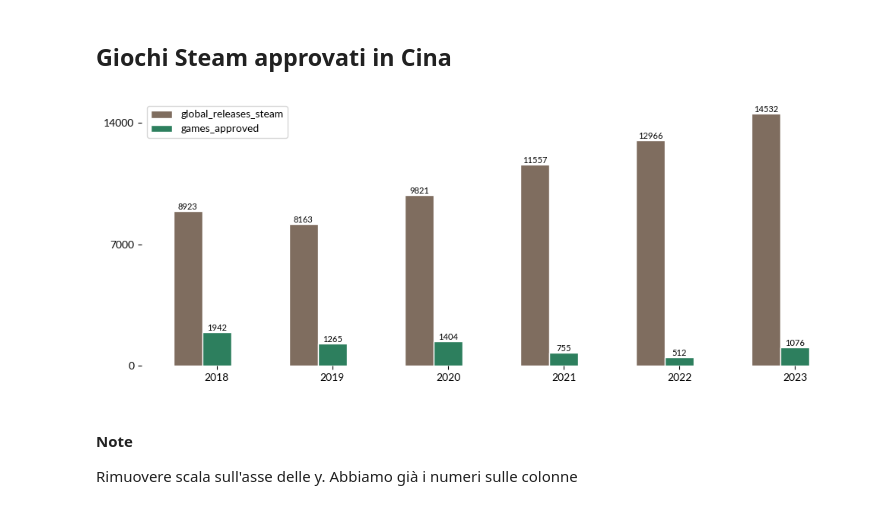
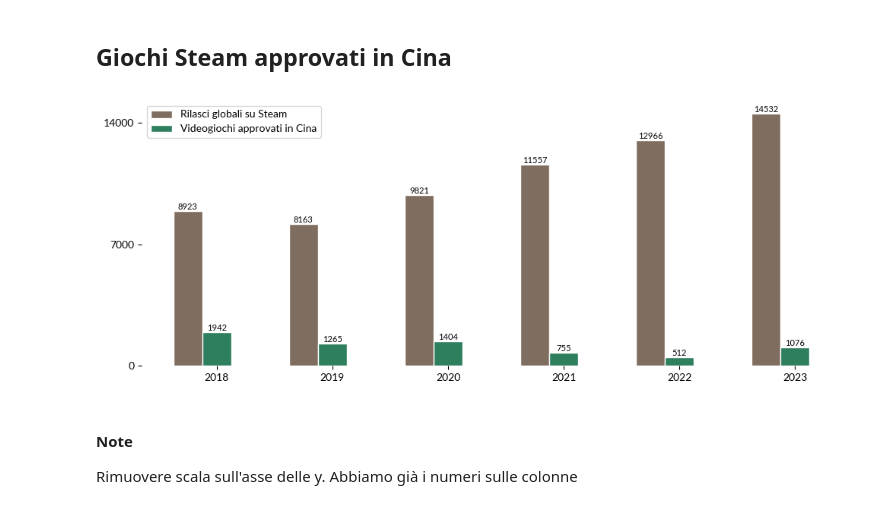
Before and after one commit to demic-dev/vs-project, a Jupyter notebook: charts.ipynb, the cells around one changed output. Drawn from its saved outputs; the diff is of its cells as text; code cells hidden in the pictures.

```diff
--- a/charts.ipynb
+++ b/charts.ipynb
@@ -213,36 +199,36 @@ games_in_china['games_approved'] =  games_in_china.iloc[:, 1:3].sum(axis=1)
 barWidth = 0.25
 
 r = np.arange(len(games_in_china.index))
 r2 = r + barWidth
 
 fig, ax = plt.subplots(figsize=(10, 4))
 for spine in plt.gca().spines.values(): spine.set_visible(False)
 
-bars1= ax.bar(r, games_in_china['global_releases_steam'], color='#7f6d5f', width=barWidth, edgecolor='white', label='global_releases_steam')
-bars2= ax.bar(r2, games_in_china['games_approved'], color='#2d7f5e', width=barWidth, edgecolor='white', label='games_approved')
+bars1= ax.bar(r, games_in_china['global_releases_steam'], color='#7f6d5f', width=barWidth, edgecolor='white', label='Rilasci globali su Steam')
+bars2= ax.bar(r2, games_in_china['games_approved'], color='#2d7f5e', width=barWidth, edgecolor='white', label='Videogiochi approvati in Cina')
 
 # Xticks
 ax.set_xticks(r + barWidth)
 ax.set_xticklabels(games_in_china.index)
 ax.set_yticks(list(range(0, 15000, 7000)))
 
 for bar_group in [bars1, bars2]:
     for bar in bar_group:
         height = bar.get_height()
         ax.text(
             bar.get_x() + bar.get_width() / 2,
             height,
             f'{height}',
             ha='center', va='bottom',
             fontsize=8
         )
 
 plt.tight_layout()
 ax.legend()
 
 plt.savefig(build_chart_path("games_approved_china_yearly"), format="svg")
 # %% [output]
-[figure, old version]
+[figure, new version]
 # %% [markdown]
 #### Note
 
```
Also changed, not shown: parts of 6 cells of this notebook, 5 other files.
